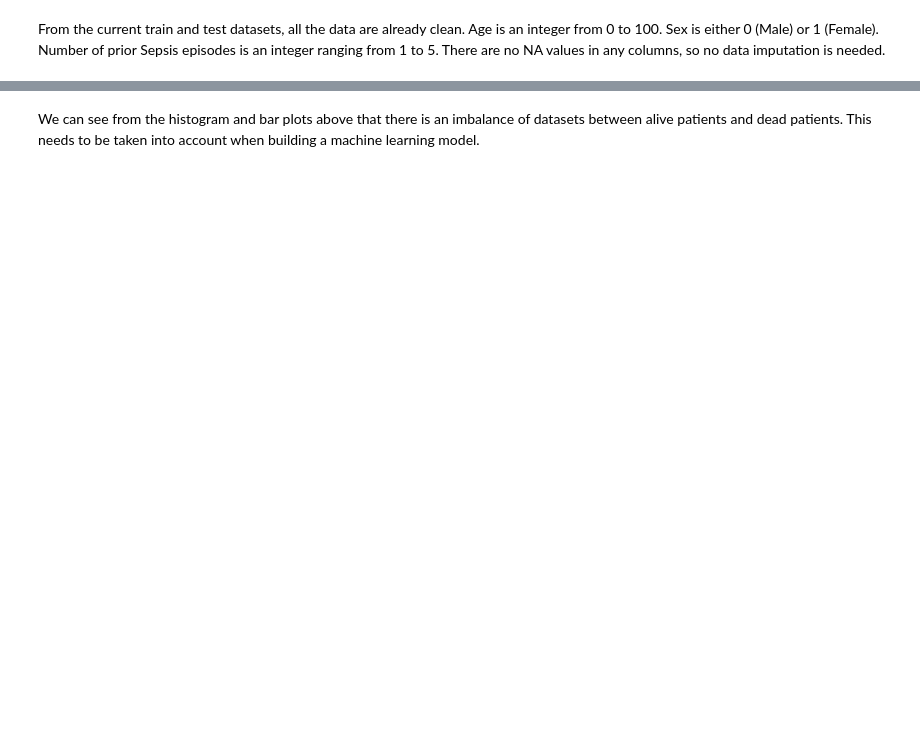
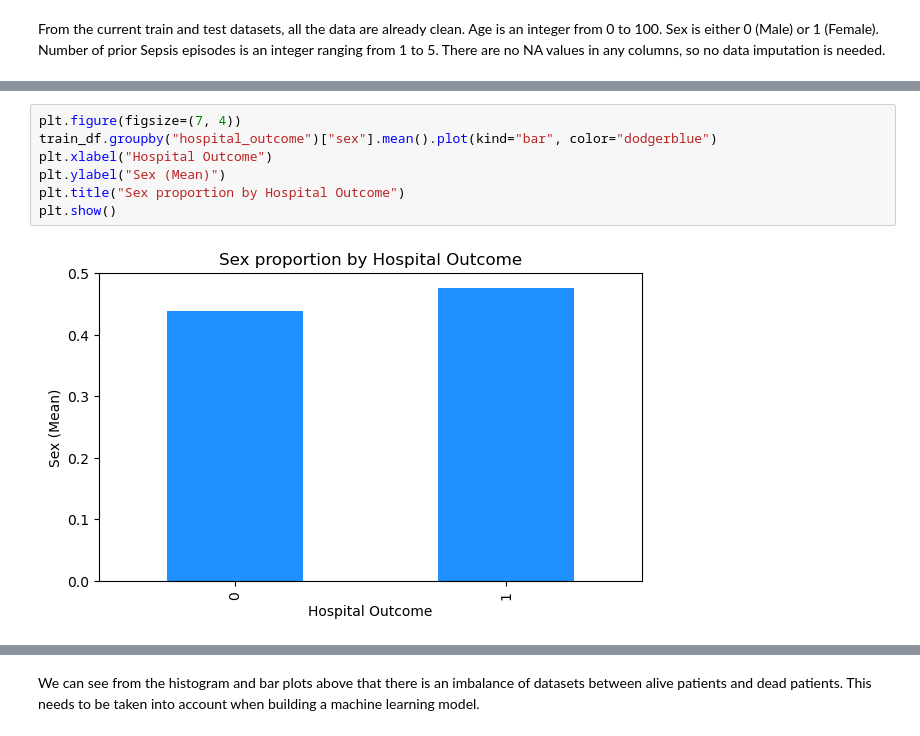
Before and after one commit to Eligoze75/Sepsis-Survival-Minimal-Clinical-Records, a Jupyter notebook: src/sepsis-predictor-report.ipynb, the cells around one changed output, grey strips where cells are left out. Cells and saved outputs as stored; diff of their text form; blank space fills up the shorter version.

```diff
--- a/src/sepsis-predictor-report.ipynb
+++ b/src/sepsis-predictor-report.ipynb
@@ -139,0 +114,9 @@ episode_number_plot | sex_plot
+# %%
+plt.figure(figsize=(7, 4))
+train_df.groupby("hospital_outcome")["sex"].mean().plot(kind="bar", color="dodgerblue")
+plt.xlabel("Hospital Outcome")
+plt.ylabel("Sex (Mean)")
+plt.title("Sex proportion by Hospital Outcome")
+plt.show()
+# %% [output]
+[figure, added]
```
Also changed, not shown: parts of 24 cells of this notebook, 6 other files.
